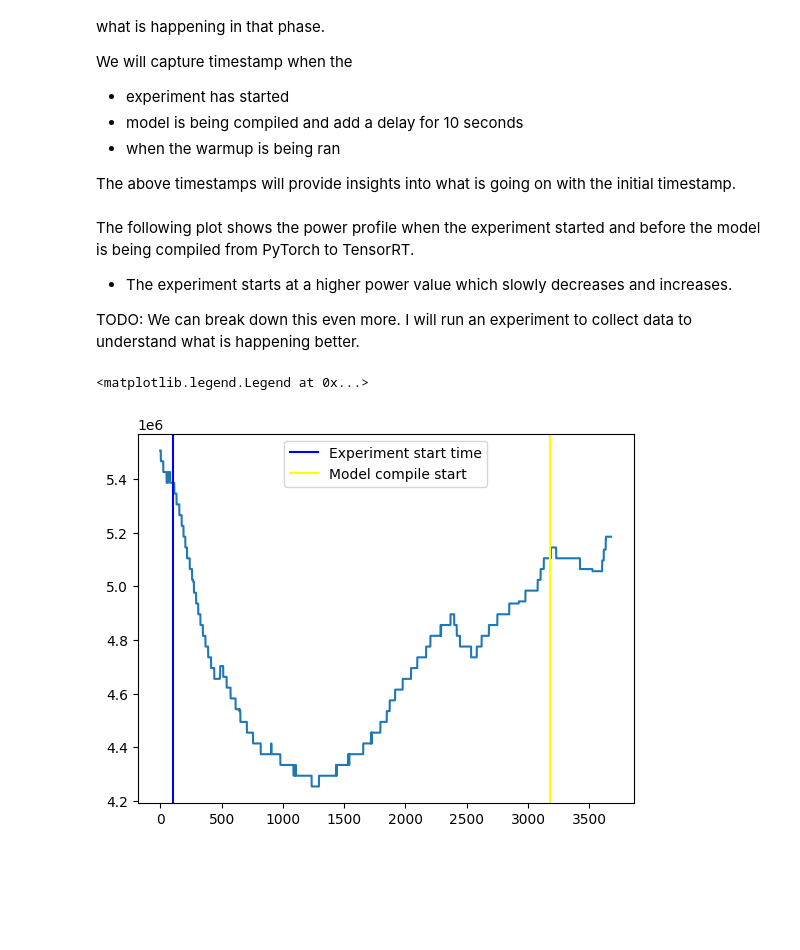
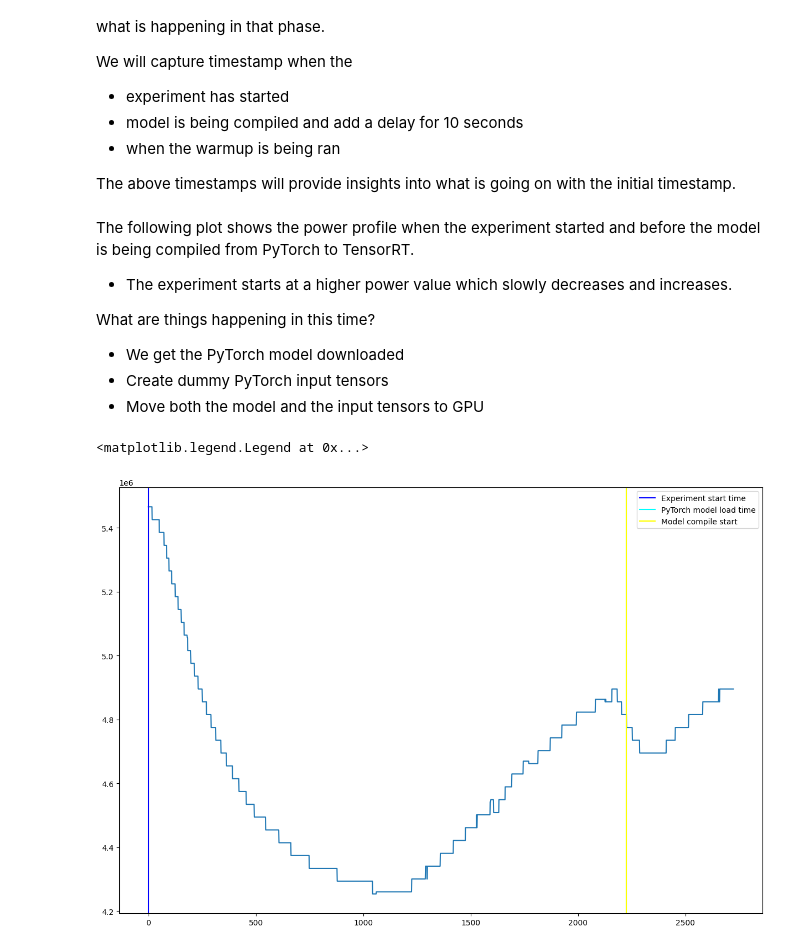
Before and after one commit to fuzzylabs/edge-vision-power-estimation, a Jupyter notebook: jetson/power_logging/power_research/model_loading/Resnet_Inference_cycle_power_analysis.ipynb, the cells around one changed output. Drawn from its saved outputs; the diff is of its cells as text; code cells hidden in the pictures; blank space fills up the shorter version.

Commit message:
Add notebooks for all the models

```diff
--- a/jetson/power_logging/power_research/model_loading/Resnet_Inference_cycle_power_analysis.ipynb
+++ b/jetson/power_logging/power_research/model_loading/Resnet_Inference_cycle_power_analysis.ipynb
@@ -34,7 +34,7 @@ with open((DATA_PATH/model_name/'trt_profiling/trt_layer_latency.json'), 'r') as
     data = json.load(fp)
 resnet18_latency_data = parse_latencies(data)
 
-with open((DATA_PATH/model_name/'resnet18_tensorrt.json'), 'r') as fp:
+with open((DATA_PATH/model_name/f'{model_name}_tensorrt.json'), 'r') as fp:
     data = json.load(fp)
 resnet18_data = data
 # %%
@@ -66,14 +63,9 @@ from utils import plot_inference_cycle_power
-# %%
-def get_power_index(power_data, timestamp):
-    index = 0
-    while True:
-        power_timestamp = power_data[index][0]
-        if power_timestamp > timestamp:
-            return index
-        index += 1
 # %%
 experiment_start_time = datetime.strptime(resnet18_data['timestamp'], "%Y%m%d-%H%M%S")
 exp_start_time_index = get_power_index(resnet18_power_data, experiment_start_time)
+
+pytorch_load_end_time = datetime.strptime(resnet18_data['pt_model_load_end'], "%Y%m%d-%H%M%S")
+pytorch_load_end_index = get_power_index(resnet18_power_data, pytorch_load_end_time)
 
 model_load_start_time = datetime.strptime(resnet18_data['model_load'][0], "%Y%m%d-%H%M%S")
 model_load_start_index = get_power_index(resnet18_power_data, model_load_start_time)
@@ -108,15 +100,21 @@ The following plot shows the power profile when the experiment started and befor
 
 - The experiment starts at a higher power value which slowly decreases and increases.
 
-TODO: We can break down this even more. I will run an experiment to collect data to understand what is happening better.
+What are things happening in this time?
+
+- We get the PyTorch model downloaded
+- Create dummy PyTorch input tensors
+- Move both the model and the input tensors to GPU
 # %%
-plt.plot(range(0, model_load_start_index+500), [power for (timestamp, power) in resnet18_power_data[:model_load_start_index+500]])
+plt.figure(figsize=(15, 10))
+plt.plot([power for (timestamp, power) in resnet18_power_data[:model_load_start_index+500]])
 plt.axvline(exp_start_time_index, color='blue', label='Experiment start time')
+plt.axvline(pytorch_load_end_index, color='cyan', label='PyTorch model load time')
 plt.axvline(model_load_start_index, color='yellow', label='Model compile start')
 plt.legend()
 # %% [output]
 <matplotlib.legend.Legend at 0x...>
-[figure, old version]
+[figure, new version]
 # %% [markdown]
 This is the most interesting plot that shows all the things happening before the actual inference starts.
 
```
Also changed, not shown: parts of 30 cells of this notebook, 4 other files.
